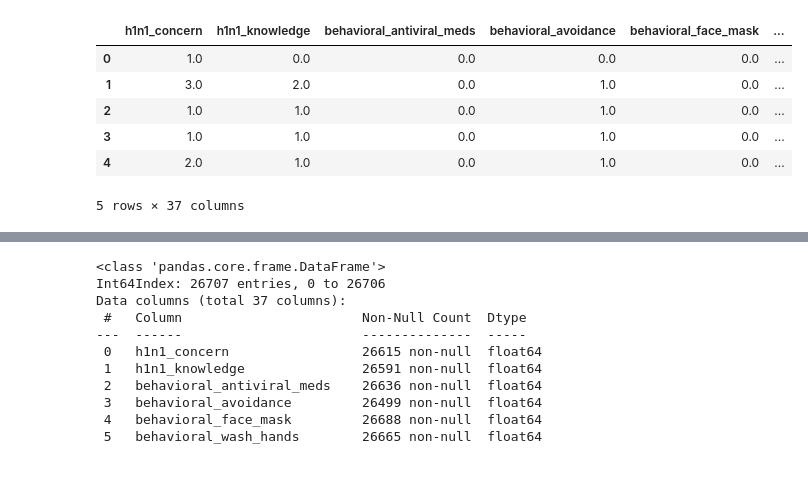
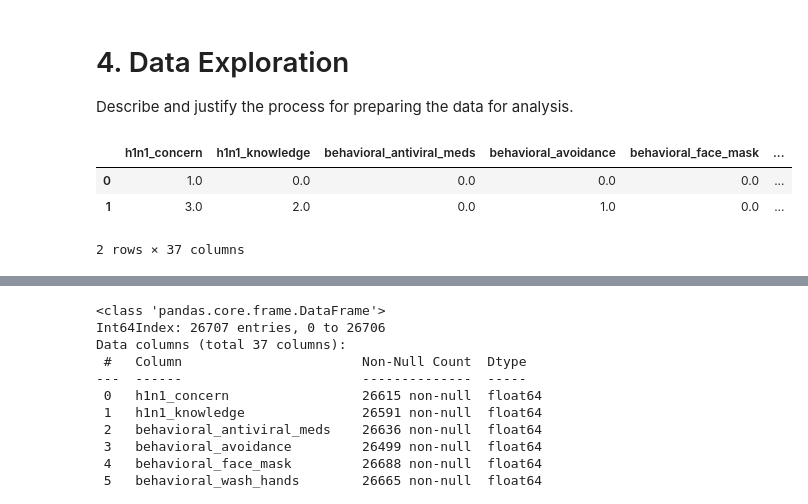
Before and after one commit to westonshuken/h1n1-and-flu-vaccine-predictor, a Jupyter notebook: index.ipynb, the cells around one changed output, grey strips where cells are left out. Drawn from its saved outputs; the diff is of its cells as text; code cells hidden in the pictures; blank space fills up the shorter version.

```diff
--- a/index.ipynb
+++ b/index.ipynb
@@ -44,0 +33,3 @@ test_features = pd.read_csv('data/test_set_features.csv')
+# %% [markdown]
+# 4. Data Exploration <a class="anchor" id="Data_Exploration"></a>
+Describe and justify the process for preparing the data for analysis.
@@ -44,0 +43,5 @@ test_features = pd.read_csv('data/test_set_features.csv')
+# %%
+# Read the data sets and merge labels with features
+labels = pd.read_csv('data/training_set_labels.csv')
+features = pd.read_csv('data/training_set_features.csv')
+data = pd.merge(features, labels, on="respondent_id").drop(columns='respondent_id')
@@ -45,12 +52,9 @@ test_features = pd.read_csv('data/test_set_features.csv')
 # %%
-# Viewing the dataset
-data.head()
+# View the first two rows of dataframe
+data.head(2)
 # %% [output]
 |  | h1n1_concern | h1n1_knowledge | behavioral_antiviral_meds | behavioral_avoidance | behavioral_face_mask | ... |
 | 0 | 1.0 | 0.0 | 0.0 | 0.0 | 0.0 | ... |
 | 1 | 3.0 | 2.0 | 0.0 | 1.0 | 0.0 | ... |
-| 2 | 1.0 | 1.0 | 0.0 | 1.0 | 0.0 | ... |
-| 3 | 1.0 | 1.0 | 0.0 | 1.0 | 0.0 | ... |
-| 4 | 2.0 | 1.0 | 0.0 | 1.0 | 0.0 | ... |
-5 rows × 37 columns
+2 rows × 37 columns
 # %%
```
Also changed, not shown: parts of 192 cells of this notebook.
